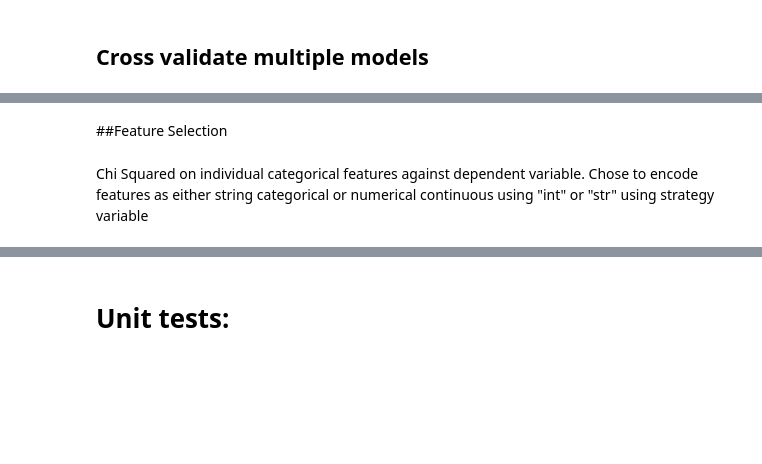
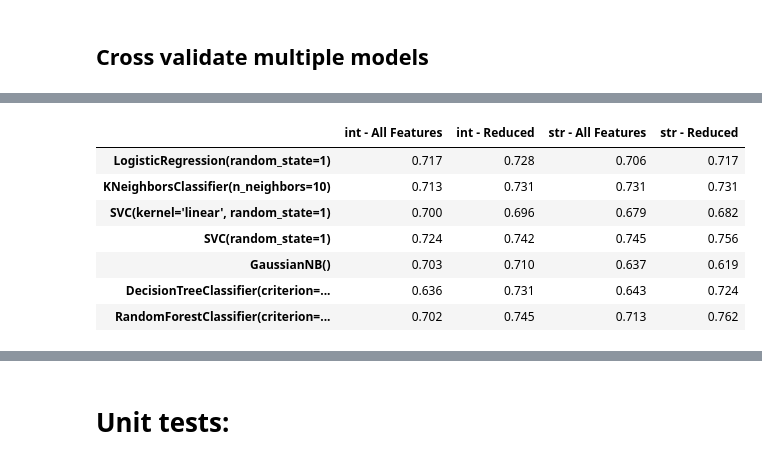
Before and after one commit to skadoosh12/JHub, a Jupyter notebook: Module 4/Task_template.ipynb, the cells around one changed output, grey strips where cells are left out. Drawn from its saved outputs; the diff is of its cells as text; code cells hidden in the pictures; blank space fills up the shorter version.

```diff
--- a/Module 4/Task_template.ipynb
+++ b/Module 4/Task_template.ipynb
@@ -576,0 +599,8 @@ model_list = [LogRe(random_state=1),
+# %%
+#compile list of features that we reject the null hypothesis for - i.e. dependent variable is linked to these features
+lis_feat = list(set([elm.split("__")[1].split("_")[0] for elm in df_chi_res[df_chi_res['P Value']<0.05].index]))
+
+#compile list of features unrelated to dependent variable and update list of features not to be analysed
+lis_ind_feat_no_analyse = list(set(list(my_model.df_x.columns)).difference(set(lis_feat)))
+
+lis_ind_feat_no_analyse
@@ -581,15 +619,33 @@ Conduct cross validation with categorical features and with some categorical fea
 # %%
 dict_model_cvs = {}
+dict_model_setup = {}
+
 for model in model_list:
-    dict_sub = {}
-    for strat in ["int", "str"]:
-      my_model.setup(df_raw, str_dep_feat, lis_ind_feat_no_analyse, strat)
+  top_score = 0
+  dict_sub, dict_sub_setup = {}, {}
+
+  for strat in ["int", "str"]:
+    for lis_ind_feat, vars in zip([[], lis_ind_feat_no_analyse],[' - All Features', ' - Reduced']):
+      my_model.setup(df_raw, str_dep_feat, lis_ind_feat, strat)
       my_model.cross_validate(model)
-      dict_sub[strat] = round(my_model.cvs.mean(),3)
-    dict_model_cvs[model] = dict_sub
+      dict_sub[str(strat) + str(vars)] = round(my_model.cvs.mean(),3)
 
-print(dict_model_cvs)
+      if round(my_model.cvs.mean(),4) > top_score:
+        top_score = round(my_model.cvs.mean(),3)
+        dict_sub_setup["Strategy"] = strat
+        dict_sub_setup["Features to Exclude"] = lis_ind_feat
+        dict_sub_setup["10 Fold Cross Validation Accuracy"] = top_score
+
+  dict_model_cvs[model] = dict_sub
+  dict_model_setup[model] = dict_sub_setup
+
+pd.DataFrame(dict_model_cvs).T.rename(index= dict(zip(pd.DataFrame(dict_model_cvs).T.index,[str(elm) for elm in list(dict_model_cvs.keys())])))
+# %% [output]
+|  | int - All Features | int - Reduced | str - All Features | str - Reduced |
+| LogisticRegression(random_state=1) | 0.717 | 0.728 | 0.706 | 0.717 |
+| KNeighborsClassifier(n_neighbors=10) | 0.713 | 0.731 | 0.731 | 0.731 |
+| SVC(kernel='linear', random_state=1) | 0.700 | 0.696 | 0.679 | 0.682 |
+| SVC(random_state=1) | 0.724 | 0.742 | 0.745 | 0.756 |
+| GaussianNB() | 0.703 | 0.710 | 0.637 | 0.619 |
+| DecisionTreeClassifier(criterion=... | 0.636 | 0.731 | 0.643 | 0.724 |
+| RandomForestClassifier(criterion=... | 0.702 | 0.745 | 0.713 | 0.762 |
-# %% [markdown]
-##Feature Selection
-# %% [markdown]
-Chi Squared on individual categorical features against dependent variable. Chose to encode features as either string categorical or numerical continuous using "int" or "str" using strategy variable
```
Also changed, not shown: parts of 39 cells of this notebook, 2 other files.
